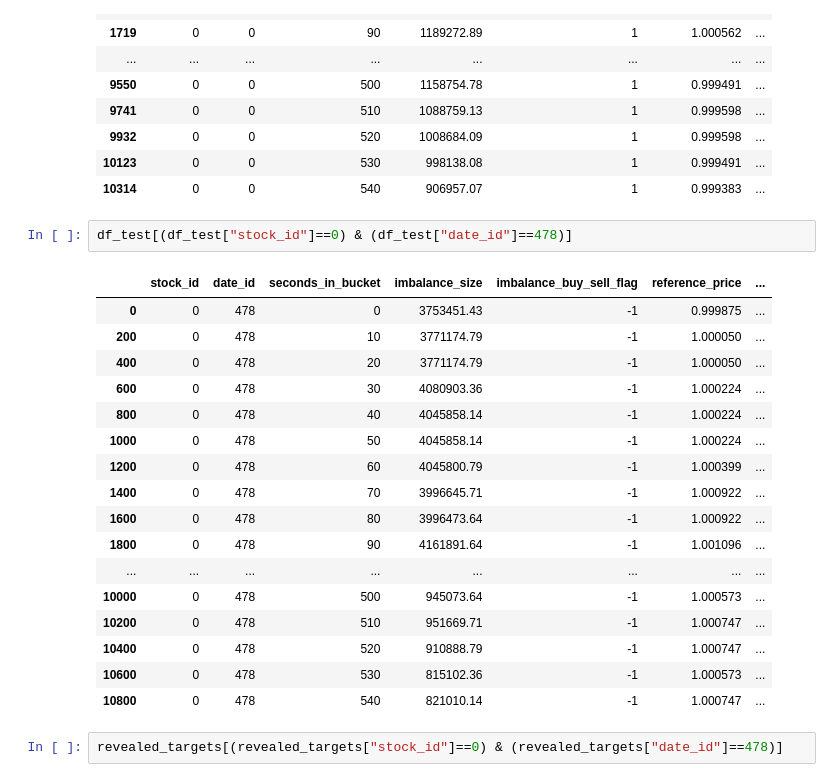
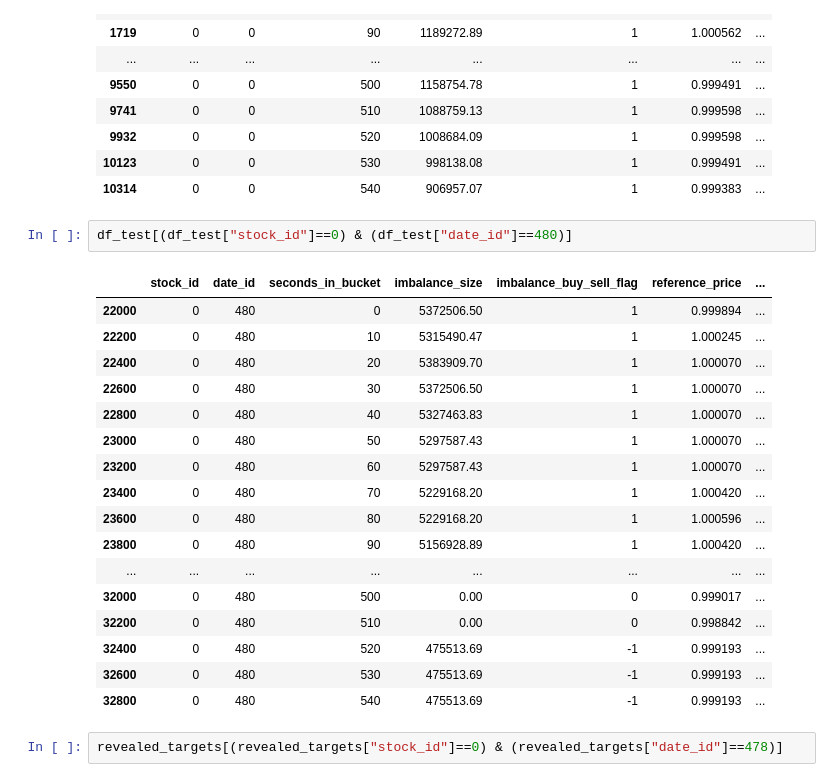
Before and after one commit to florencetsang/optiver2023, a Jupyter notebook: data_exploration.ipynb, the cells around one changed output. Cells and saved outputs as stored; diff of their text form.

```diff
--- a/data_exploration.ipynb
+++ b/data_exploration.ipynb
@@ -183,25 +183,25 @@ df_train[(df_train["stock_id"]==0) & (df_train["date_id"]==0)]
 | 10123 | 0 | 0 | 530 | 998138.08 | 1 | 0.999491 | ... |
 | 10314 | 0 | 0 | 540 | 906957.07 | 1 | 0.999383 | ... |
 # %%
-df_test[(df_test["stock_id"]==0) & (df_test["date_id"]==478)]
+df_test[(df_test["stock_id"]==0) & (df_test["date_id"]==480)]
 # %% [output]
 |  | stock_id | date_id | seconds_in_bucket | imbalance_size | imbalance_buy_sell_flag | reference_price | ... |
-| 0 | 0 | 478 | 0 | 3753451.43 | -1 | 0.999875 | ... |
-| 200 | 0 | 478 | 10 | 3771174.79 | -1 | 1.000050 | ... |
-| 400 | 0 | 478 | 20 | 3771174.79 | -1 | 1.000050 | ... |
-| 600 | 0 | 478 | 30 | 4080903.36 | -1 | 1.000224 | ... |
-| 800 | 0 | 478 | 40 | 4045858.14 | -1 | 1.000224 | ... |
-| 1000 | 0 | 478 | 50 | 4045858.14 | -1 | 1.000224 | ... |
-| 1200 | 0 | 478 | 60 | 4045800.79 | -1 | 1.000399 | ... |
-| 1400 | 0 | 478 | 70 | 3996645.71 | -1 | 1.000922 | ... |
-| 1600 | 0 | 478 | 80 | 3996473.64 | -1 | 1.000922 | ... |
-| 1800 | 0 | 478 | 90 | 4161891.64 | -1 | 1.001096 | ... |
+| 22000 | 0 | 480 | 0 | 5372506.50 | 1 | 0.999894 | ... |
+| 22200 | 0 | 480 | 10 | 5315490.47 | 1 | 1.000245 | ... |
+| 22400 | 0 | 480 | 20 | 5383909.70 | 1 | 1.000070 | ... |
+| 22600 | 0 | 480 | 30 | 5372506.50 | 1 | 1.000070 | ... |
+| 22800 | 0 | 480 | 40 | 5327463.83 | 1 | 1.000070 | ... |
+| 23000 | 0 | 480 | 50 | 5297587.43 | 1 | 1.000070 | ... |
+| 23200 | 0 | 480 | 60 | 5297587.43 | 1 | 1.000070 | ... |
+| 23400 | 0 | 480 | 70 | 5229168.20 | 1 | 1.000420 | ... |
+| 23600 | 0 | 480 | 80 | 5229168.20 | 1 | 1.000596 | ... |
+| 23800 | 0 | 480 | 90 | 5156928.89 | 1 | 1.000420 | ... |
 | ... | ... | ... | ... | ... | ... | ... | ... |
-| 10000 | 0 | 478 | 500 | 945073.64 | -1 | 1.000573 | ... |
-| 10200 | 0 | 478 | 510 | 951669.71 | -1 | 1.000747 | ... |
-| 10400 | 0 | 478 | 520 | 910888.79 | -1 | 1.000747 | ... |
-| 10600 | 0 | 478 | 530 | 815102.36 | -1 | 1.000573 | ... |
-| 10800 | 0 | 478 | 540 | 821010.14 | -1 | 1.000747 | ... |
+| 32000 | 0 | 480 | 500 | 0.00 | 0 | 0.999017 | ... |
+| 32200 | 0 | 480 | 510 | 0.00 | 0 | 0.998842 | ... |
+| 32400 | 0 | 480 | 520 | 475513.69 | -1 | 0.999193 | ... |
+| 32600 | 0 | 480 | 530 | 475513.69 | -1 | 0.999193 | ... |
+| 32800 | 0 | 480 | 540 | 475513.69 | -1 | 0.999193 | ... |
 # %%
 revealed_targets[(revealed_targets["stock_id"]==0) & (revealed_targets["date_id"]==478)]
 # %% [output]
```
Also changed, not shown: parts of 4 cells of this notebook.
